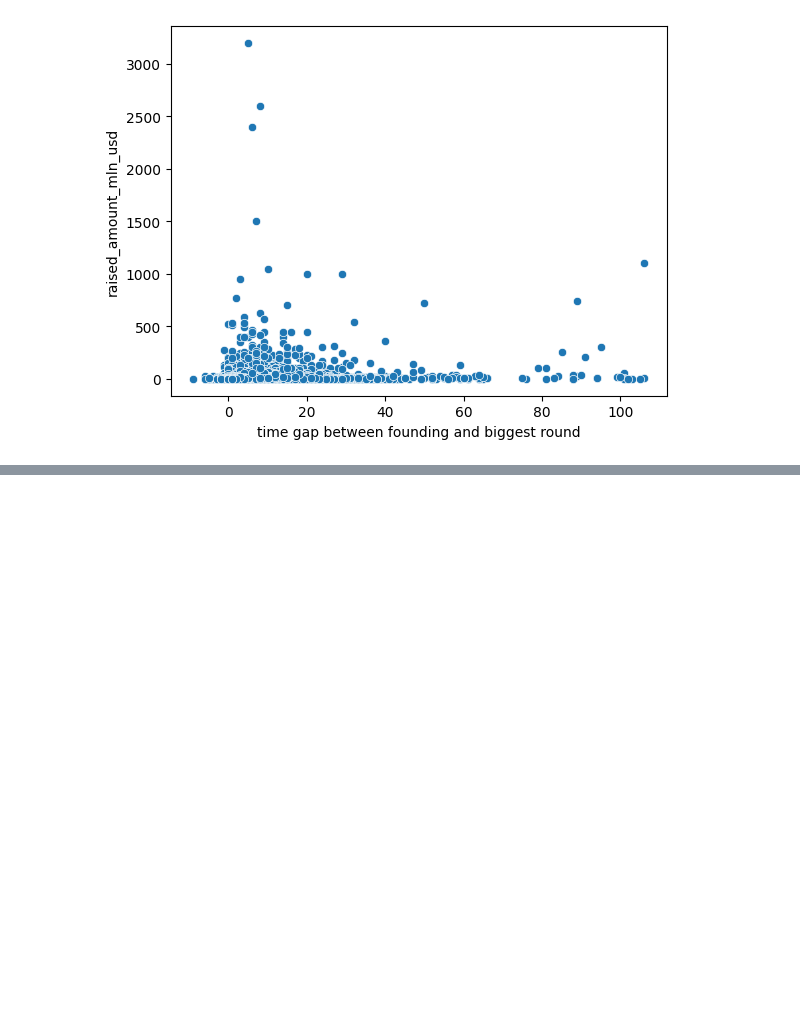
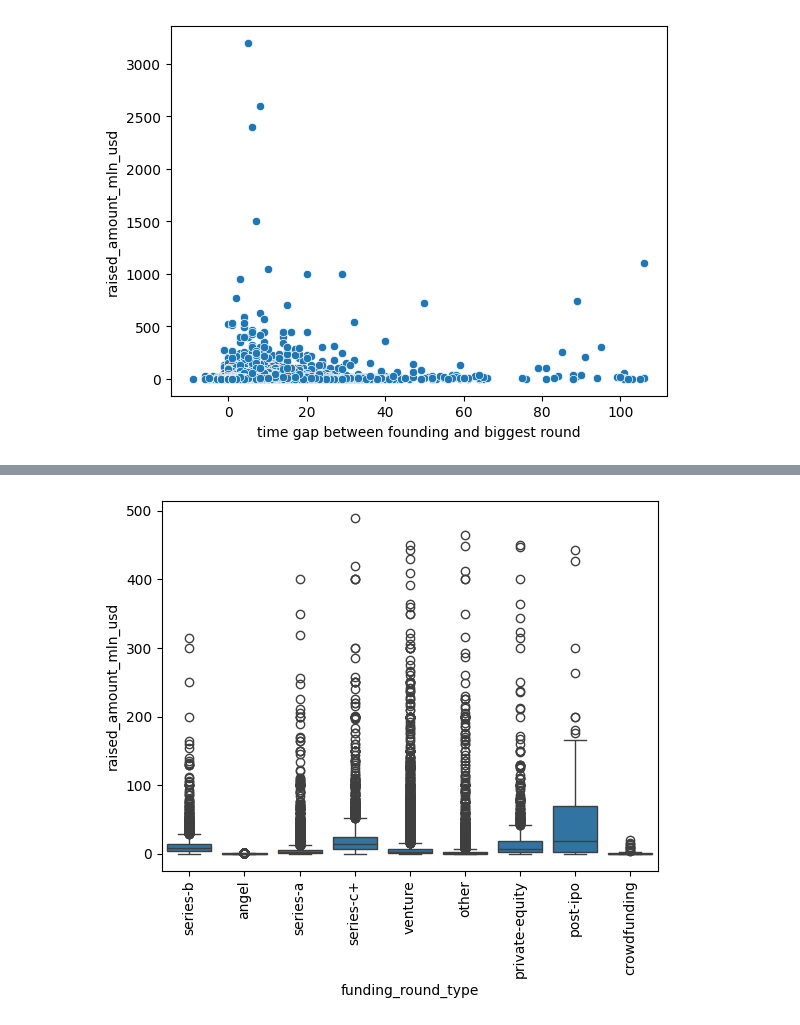
Before and after one commit to plov-cyber/big-data-group-project-team13, a Jupyter notebook: notebooks/eda_v1.ipynb, the cells around one changed output, grey strips where cells are left out. Saved outputs shown, nothing was run; the diff lists cells and outputs as text; code cells hidden in the pictures; blank space fills up the shorter version.

```diff
--- a/notebooks/eda_v1.ipynb
+++ b/notebooks/eda_v1.ipynb
@@ -182,0 +370,6 @@ Text(0.5, 0, 'time gap between founding and biggest round')
+# %%
+p = sns.boxplot(data=funding_rounds_after_2000[funding_rounds_after_2000['raised_amount_mln_usd'] < 500], x='funding_round_type', y='raised_amount_mln_usd')
+for item in p.get_xticklabels():
+    item.set_rotation(90)
+# %% [output]
+[figure, added]
```
Also changed, not shown: parts of 19 cells of this notebook.
